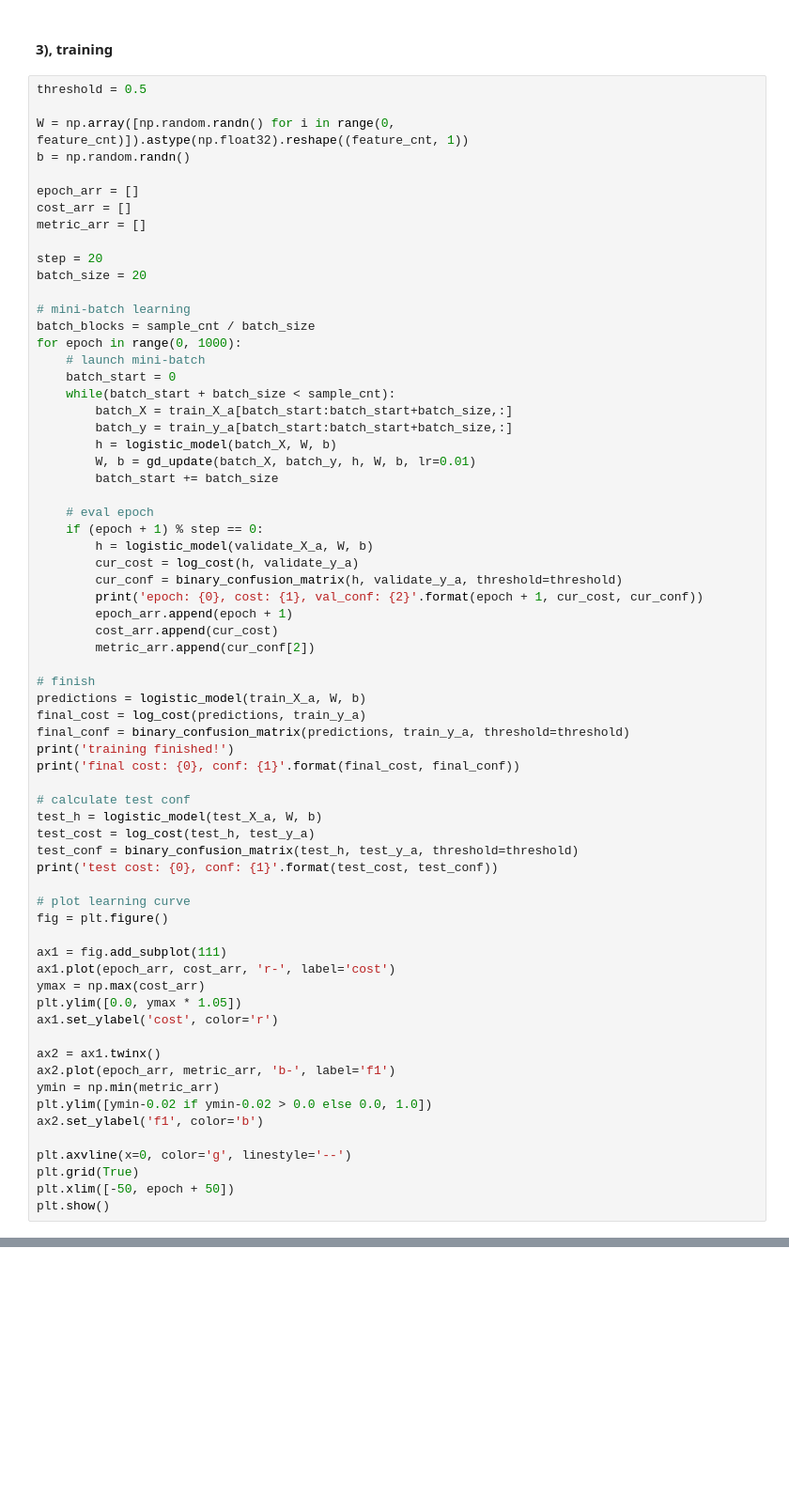
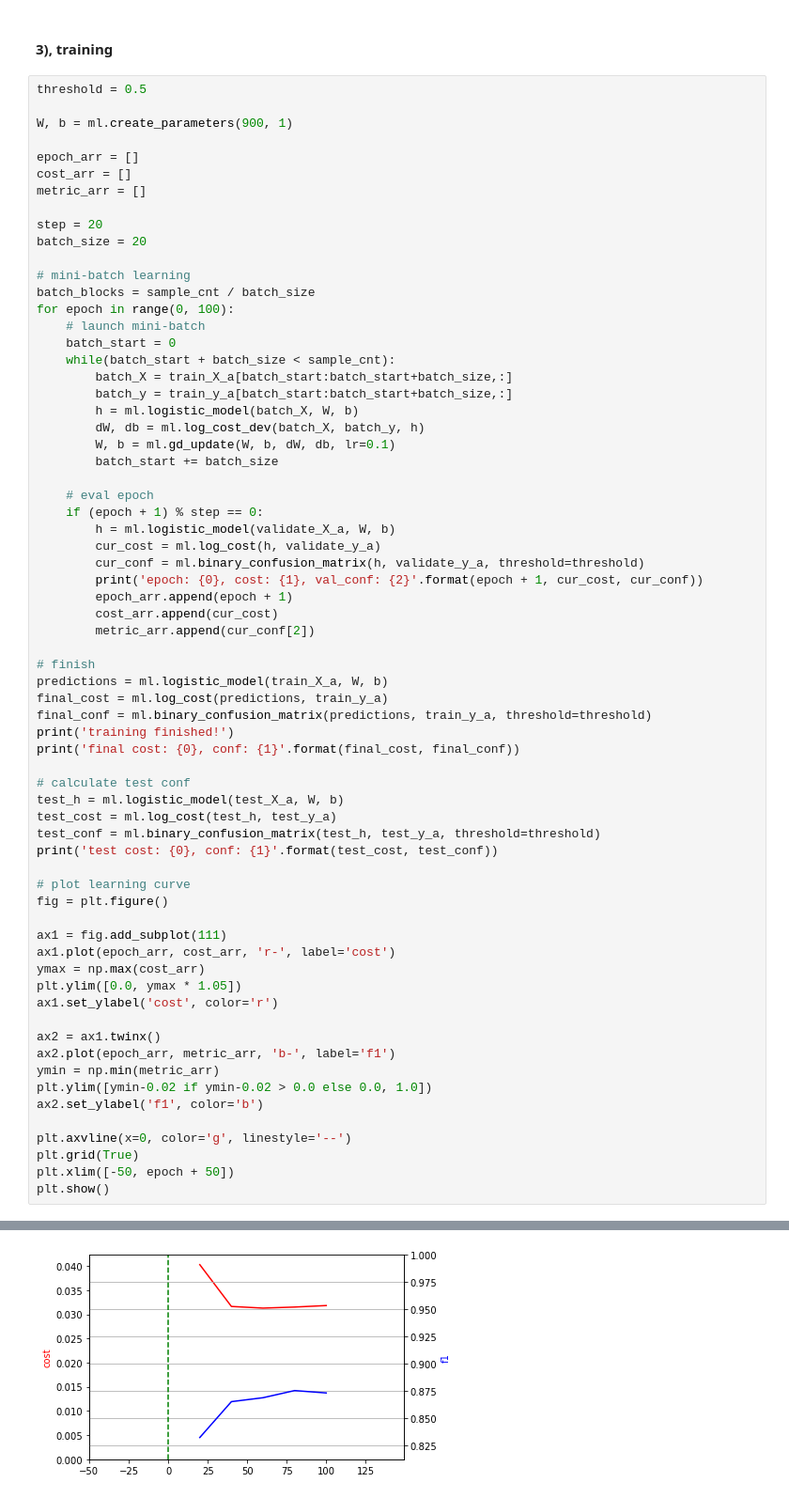
Before and after one commit to hdup/mlc, a Jupyter notebook: stage-1-anti-captcha/c02-linear-model-walk-through.ipynb, the cells around one changed output, grey strips where cells are left out. Shown: that part at 94% size. Drawn from its saved outputs; the diff is of its cells as text; blank space fills up the shorter version.

```diff
--- a/stage-1-anti-captcha/c02-linear-model-walk-through.ipynb
+++ b/stage-1-anti-captcha/c02-linear-model-walk-through.ipynb
@@ -262,8 +184,7 @@ def binary_confusion_matrix(h, y, threshold=0.5):
 # %%
 threshold = 0.5
 
-W = np.array([np.random.randn() for i in range(0, feature_cnt)]).astype(np.float32).reshape((feature_cnt, 1))
-b = np.random.randn()
+W, b = ml.create_parameters(900, 1)
 
 epoch_arr = []
 cost_arr = []
@@ -274,37 +195,38 @@ batch_size = 20
 
 # mini-batch learning
 batch_blocks = sample_cnt / batch_size
-for epoch in range(0, 1000):
+for epoch in range(0, 100):
     # launch mini-batch
     batch_start = 0
     while(batch_start + batch_size < sample_cnt):
         batch_X = train_X_a[batch_start:batch_start+batch_size,:]
         batch_y = train_y_a[batch_start:batch_start+batch_size,:]
-        h = logistic_model(batch_X, W, b)
-        W, b = gd_update(batch_X, batch_y, h, W, b, lr=0.01)
+        h = ml.logistic_model(batch_X, W, b)
+        dW, db = ml.log_cost_dev(batch_X, batch_y, h)
+        W, b = ml.gd_update(W, b, dW, db, lr=0.1)
         batch_start += batch_size
 
     # eval epoch
     if (epoch + 1) % step == 0:
-        h = logistic_model(validate_X_a, W, b)
-        cur_cost = log_cost(h, validate_y_a)
-        cur_conf = binary_confusion_matrix(h, validate_y_a, threshold=threshold)
+        h = ml.logistic_model(validate_X_a, W, b)
+        cur_cost = ml.log_cost(h, validate_y_a)
+        cur_conf = ml.binary_confusion_matrix(h, validate_y_a, threshold=threshold)
         print('epoch: {0}, cost: {1}, val_conf: {2}'.format(epoch + 1, cur_cost, cur_conf))
         epoch_arr.append(epoch + 1)
         cost_arr.append(cur_cost)
         metric_arr.append(cur_conf[2])
 
 # finish
-predictions = logistic_model(train_X_a, W, b)
-final_cost = log_cost(predictions, train_y_a)
-final_conf = binary_confusion_matrix(predictions, train_y_a, threshold=threshold)
+predictions = ml.logistic_model(train_X_a, W, b)
+final_cost = ml.log_cost(predictions, train_y_a)
+final_conf = ml.binary_confusion_matrix(predictions, train_y_a, threshold=threshold)
 print('training finished!')
 print('final cost: {0}, conf: {1}'.format(final_cost, final_conf))
 
 # calculate test conf
-test_h = logistic_model(test_X_a, W, b)
-test_cost = log_cost(test_h, test_y_a)
-test_conf = binary_confusion_matrix(test_h, test_y_a, threshold=threshold)
+test_h = ml.logistic_model(test_X_a, W, b)
+test_cost = ml.log_cost(test_h, test_y_a)
+test_conf = ml.binary_confusion_matrix(test_h, test_y_a, threshold=threshold)
 print('test cost: {0}, conf: {1}'.format(test_cost, test_conf))
 
 # plot learning curve
@@ -326,3 +248,4 @@ plt.axvline(x=0, color='g', linestyle='--')
 plt.grid(True)
 plt.xlim([-50, epoch + 50])
 plt.show()
+# %% [output]
@@ -328,0 +260 @@ plt.show()
+[figure, added]
```
Also changed, not shown: parts of 16 cells of this notebook, 2 other files.
